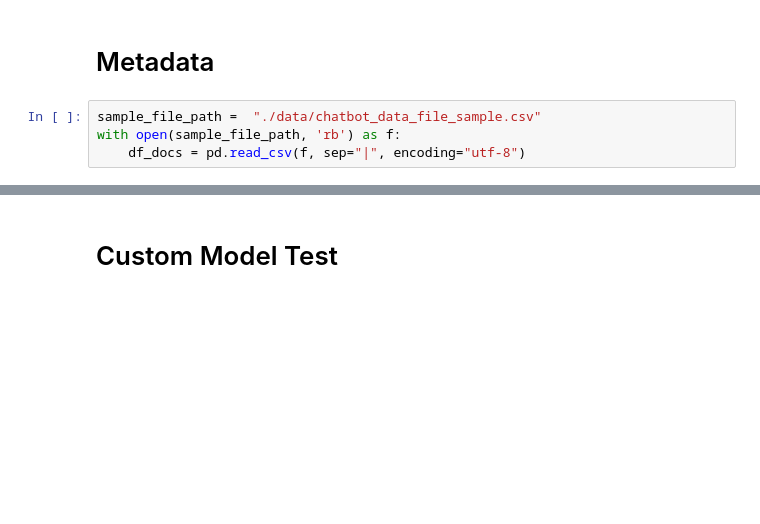
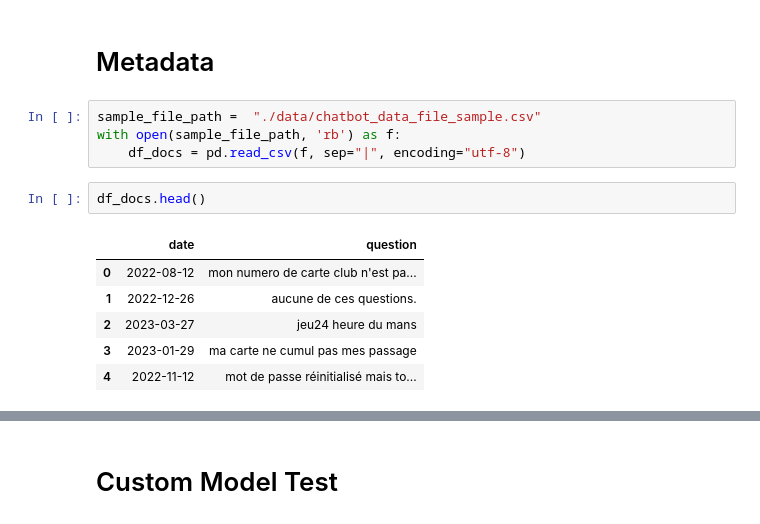
Before and after one commit to konkinit/topic_modeling, a Jupyter notebook: notebooks/drafts.ipynb, the cells around one changed output, grey strips where cells are left out. Drawn from its saved outputs; the diff is of its cells as text; blank space fills up the shorter version.

```diff
--- a/notebooks/drafts.ipynb
+++ b/notebooks/drafts.ipynb
@@ -40,4 +41,13 @@ from src.utils import (
 sample_file_path =  "./data/chatbot_data_file_sample.csv"
 with open(sample_file_path, 'rb') as f:
     df_docs = pd.read_csv(f, sep="|", encoding="utf-8")
+# %%
+df_docs.head()
+# %% [output]
+|  | date | question |
+| 0 | 2022-08-12 | mon numero de carte club n'est pa... |
+| 1 | 2022-12-26 | aucune de ces questions. |
+| 2 | 2023-03-27 | jeu24 heure du mans |
+| 3 | 2023-01-29 | ma carte ne cumul pas mes passage |
+| 4 | 2022-11-12 | mot de passe réinitialisé mais to... |
 # %%
```
Also changed, not shown: parts of 5 cells of this notebook, 2 other files.
